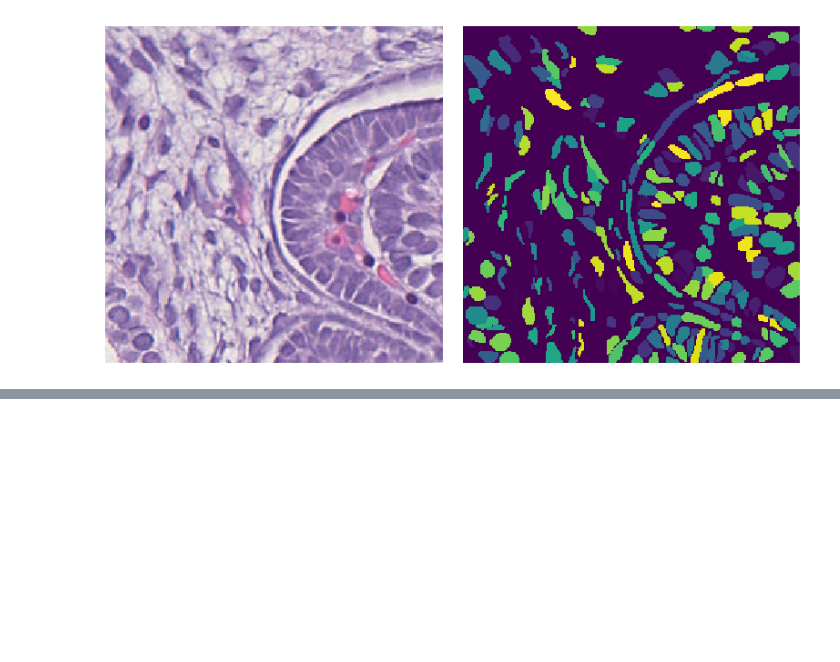
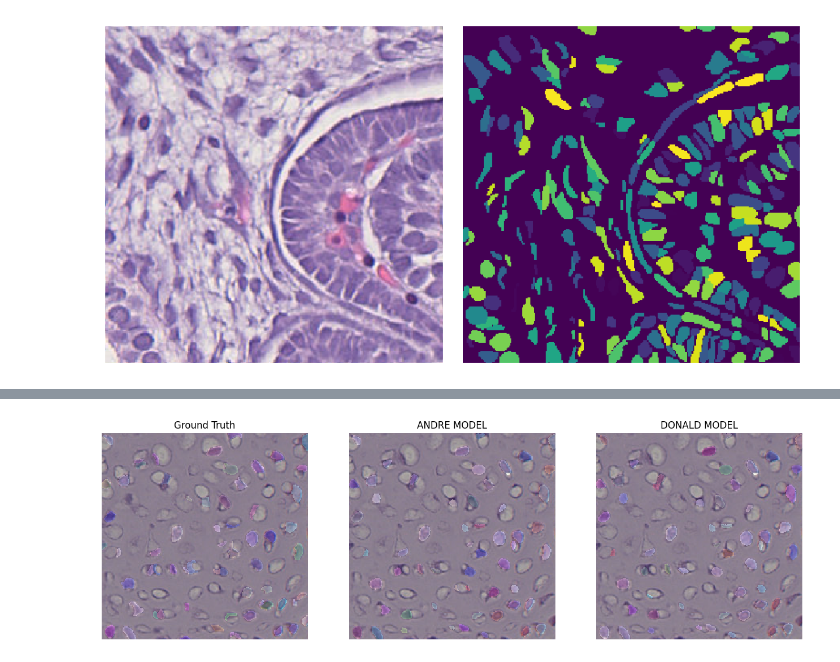
Before and after one commit to donniekramer8/Nuclei-seg-collection, a Jupyter notebook: stardist/Fallopian tubes/3_train_stardist_model_AF.ipynb, the cells around one changed output, grey strips where cells are left out. Cells and saved outputs as stored; diff of their text form; code cells hidden in the pictures; blank space fills up the shorter version.

```diff
--- a/stardist/Fallopian tubes/3_train_stardist_model_AF.ipynb
+++ b/stardist/Fallopian tubes/3_train_stardist_model_AF.ipynb
@@ -371,0 +369,3 @@ plt.show()
+# %%
+pth_DK_model=r'\\10.99.68.178\andreex\data\Stardist\models\monkey_fallopian_tube11_02_2023_lr_5e-5'
+modelDK = load_model(pth_DK_model)
@@ -371,0 +382,26 @@ plt.show()
+# %%
+#Predict on validation images
+mask_val_predDK = [modelDK.predict_instances(x, n_tiles=model._guess_n_tiles(x), show_tile_progress=False)[0]
+              for x in tqdm(HE_val)]
+# %%
+# ind = 8
+cropped_lblDK = mask_val_predDK[ind]
+
+fig, ax = plt.subplots(1,3,figsize = (16, 8))
+ax[0].imshow(cropped_img)
+ax[0].imshow(cropped_lbl_gt, cmap=lbl_cmap, alpha=0.3)
+ax[0].axis('off')
+ax[0].set_title('Ground Truth')
+
+ax[1].imshow(cropped_img)
+ax[1].imshow(cropped_lbl, cmap=lbl_cmap, alpha=0.3)
+ax[1].axis('off')
+ax[1].set_title('ANDRE MODEL')
+
+ax[2].imshow(cropped_img)
+ax[2].imshow(cropped_lblDK, cmap=lbl_cmap, alpha=0.3)
+ax[2].axis('off')
+ax[2].set_title('DONALD MODEL')
+plt.show()
+# %% [output]
+[figure, added]
```
Also changed, not shown: parts of 9 cells of this notebook.
